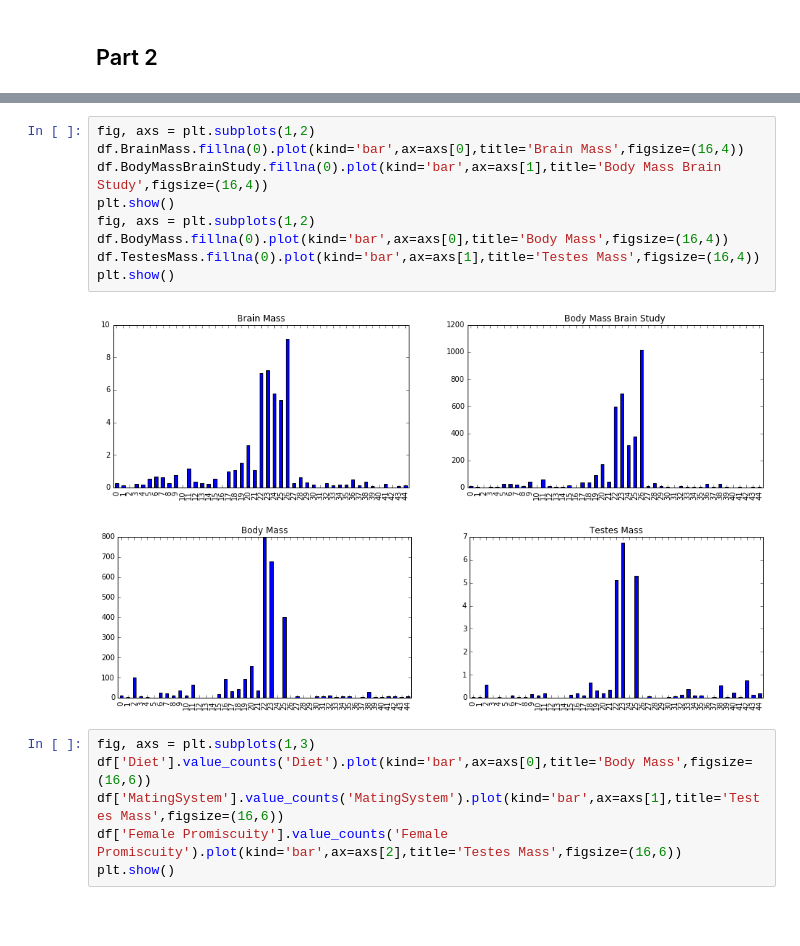
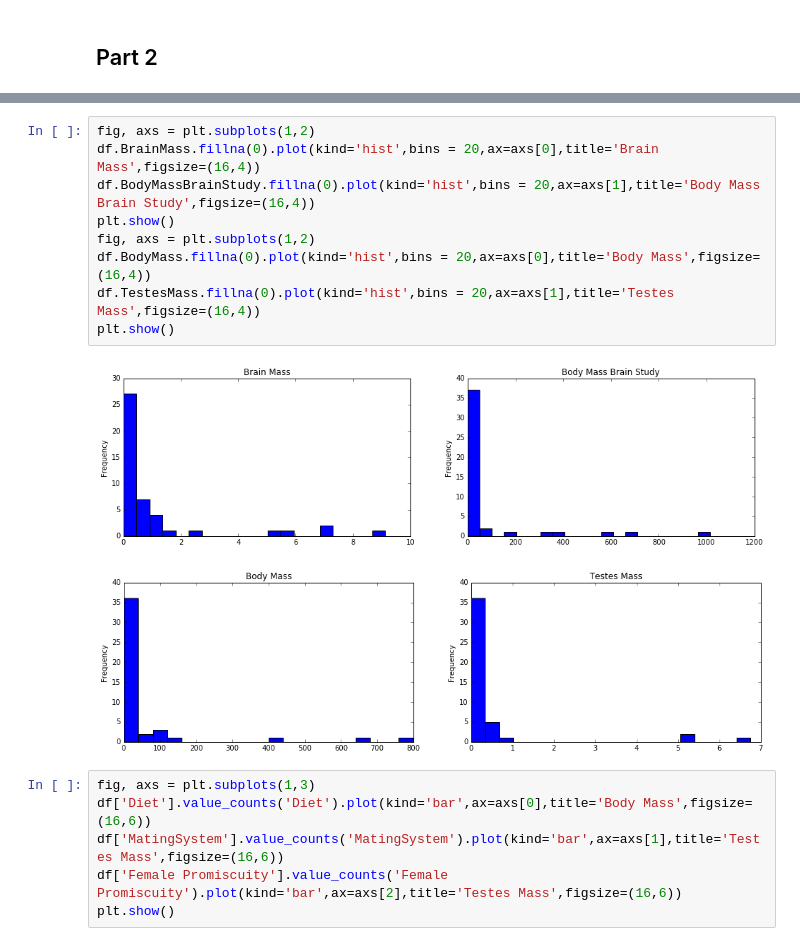
Before and after one commit to JonathanJohann/Independent_Research, a Jupyter notebook: 6.S085 Statistics for Research Projects Problem Set 2.ipynb, the cells around one changed output, grey strips where cells are left out. Saved outputs shown, nothing was run; the diff lists cells and outputs as text; blank space fills up the shorter version.

```diff
--- a/6.S085 Statistics for Research Projects Problem Set 2.ipynb
+++ b/6.S085 Statistics for Research Projects Problem Set 2.ipynb
@@ -39,16 +39,16 @@ df.head()
 | 4 | Emballonuridae | 0.16 | 5.1 | 30.0 | 0.03 | 4.1 | No | ... |
 # %%
 fig, axs = plt.subplots(1,2)
-df.BrainMass.fillna(0).plot(kind='bar',ax=axs[0],title='Brain Mass',figsize=(16,4))
-df.BodyMassBrainStudy.fillna(0).plot(kind='bar',ax=axs[1],title='Body Mass Brain Study',figsize=(16,4))
+df.BrainMass.fillna(0).plot(kind='hist',bins = 20,ax=axs[0],title='Brain Mass',figsize=(16,4))
+df.BodyMassBrainStudy.fillna(0).plot(kind='hist',bins = 20,ax=axs[1],title='Body Mass Brain Study',figsize=(16,4))
 plt.show()
 fig, axs = plt.subplots(1,2)
-df.BodyMass.fillna(0).plot(kind='bar',ax=axs[0],title='Body Mass',figsize=(16,4))
-df.TestesMass.fillna(0).plot(kind='bar',ax=axs[1],title='Testes Mass',figsize=(16,4))
+df.BodyMass.fillna(0).plot(kind='hist',bins = 20,ax=axs[0],title='Body Mass',figsize=(16,4))
+df.TestesMass.fillna(0).plot(kind='hist',bins = 20,ax=axs[1],title='Testes Mass',figsize=(16,4))
 plt.show()
 # %% [output]
-[figure, old version]
+[figure, new version]
-[figure, old version]
+[figure, new version]
 # %%
 fig, axs = plt.subplots(1,3)
 df['Diet'].value_counts('Diet').plot(kind='bar',ax=axs[0],title='Body Mass',figsize=(16,6))
```
